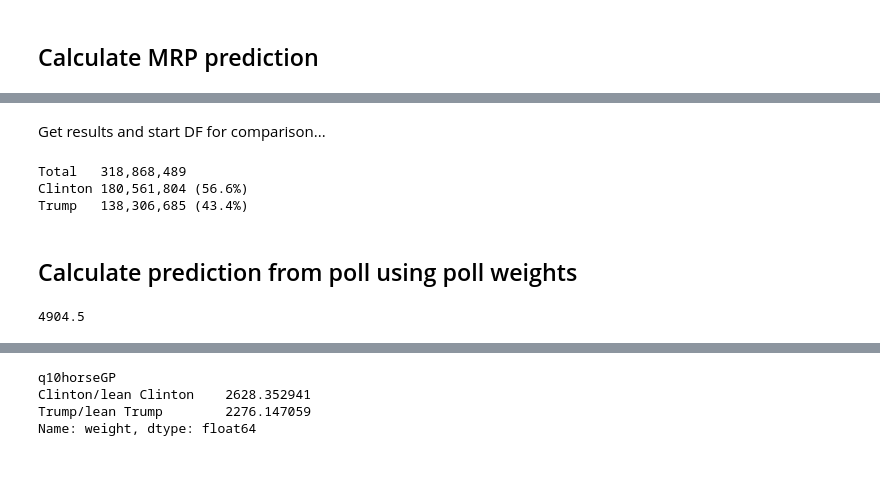
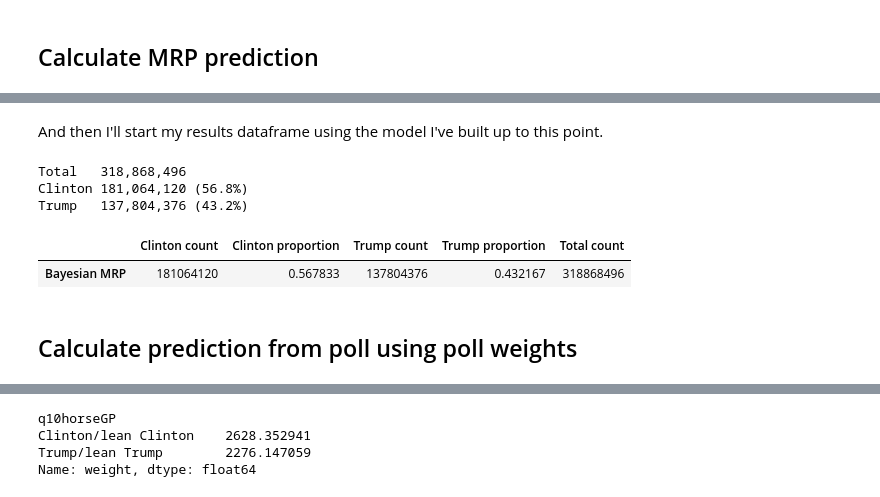
Before and after one commit to aenfield/Data512, a Jupyter notebook: project/MRP_Presidential_Election_2016.ipynb, the cells around one changed output, grey strips where cells are left out. Drawn from its saved outputs; the diff is of its cells as text; code cells hidden in the pictures; blank space fills up the shorter version.

```diff
--- a/project/MRP_Presidential_Election_2016.ipynb
+++ b/project/MRP_Presidential_Election_2016.ipynb
@@ -601,6 +617,13 @@ all_cells_with_results[:3]
 # %%
 def get_counts_and_proportions(label, clinton_count, trump_count, verbose=True):
-    """TODO doc - return DF row for saving/overall comparison, optionally show"""
+    """
+    Return results for a single model as a dataframe row.
+
+    label: index/label value for the row, should describe the model
+    clinton_count: total votes for Clinton
+    trump_count: total votes for Trump
+    verbose: print results in addition to returning the row
+    """
     all_rows_count = clinton_count + trump_count
     clinton_prop = clinton_count / all_rows_count
     trump_prop = trump_count / all_rows_count
@@ -613,19 +636,19 @@ def get_counts_and_proportions(label, clinton_count, trump_count, verbose=True):
     return pd.DataFrame.from_records(data=[(clinton_count, clinton_prop, trump_count, trump_prop, all_rows_count)],
                                      index=[label],
                                      columns=['Clinton count','Clinton proportion','Trump count','Trump proportion','Total count'])
-# %% [markdown]
-Get results and start DF for comparison...
+# %% [markdown]
+And then I'll start my results dataframe using the model I've built up to this point.
 # %%
 result_comparison = get_counts_and_proportions("Bayesian MRP",
                                                all_cells_with_results['votes_clinton'].sum(),
                                                all_cells_with_results['votes_trump'].sum())
+
+result_comparison
 # %% [output]
-Total   318,868,489
-Clinton 180,561,804 (56.6%)
-Trump   138,306,685 (43.4%)
+Total   318,868,496
+Clinton 181,064,120 (56.8%)
+Trump   137,804,376 (43.2%)
+|  | Clinton count | Clinton proportion | Trump count | Trump proportion | Total count |
+| Bayesian MRP | 181064120 | 0.567833 | 137804376 | 0.432167 | 318868496 |
 # %% [markdown]
 ## Calculate prediction from poll using poll weights
-# %%
-d_only['weight'].sum()
-# %% [output]
-4904.5
```
Also changed, not shown: parts of 16 cells of this notebook.
